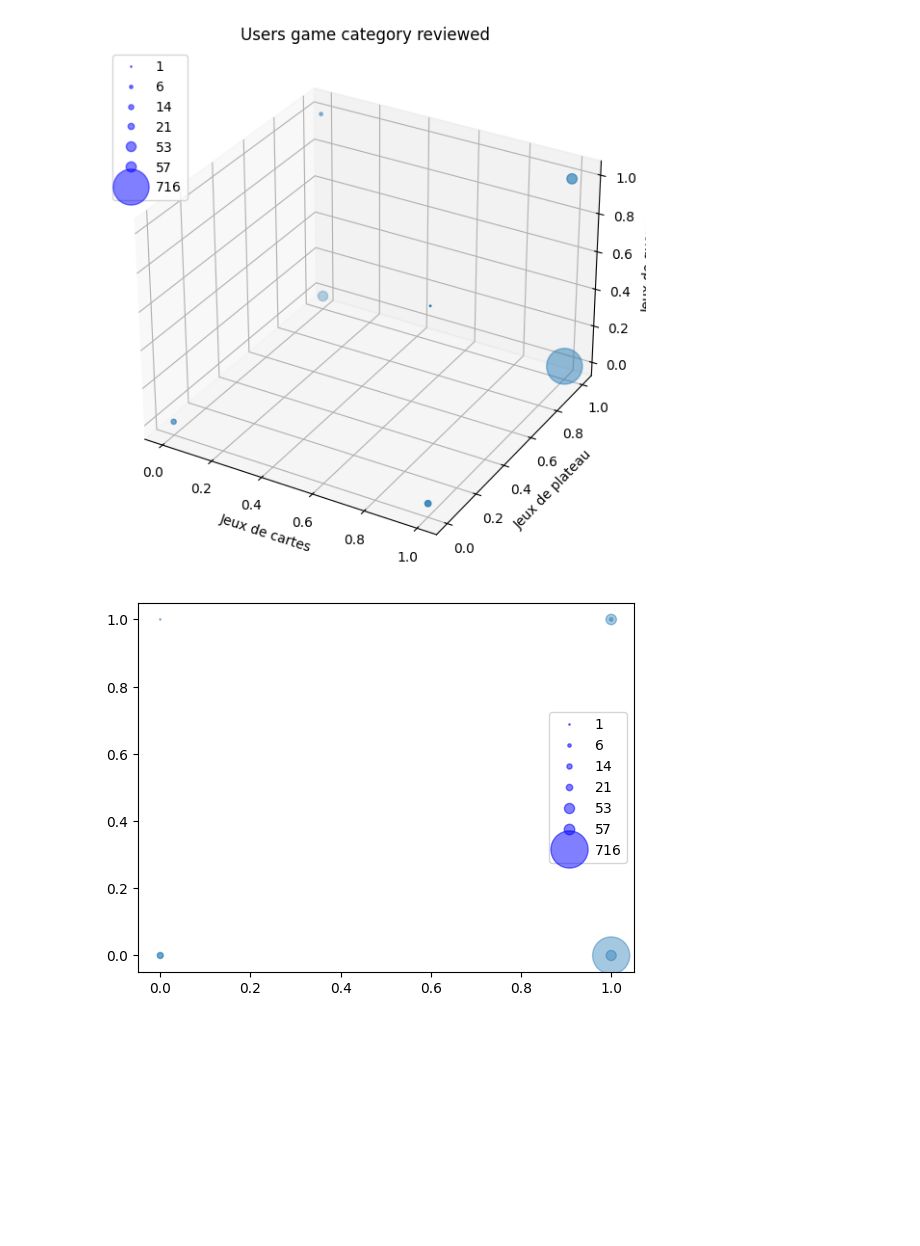
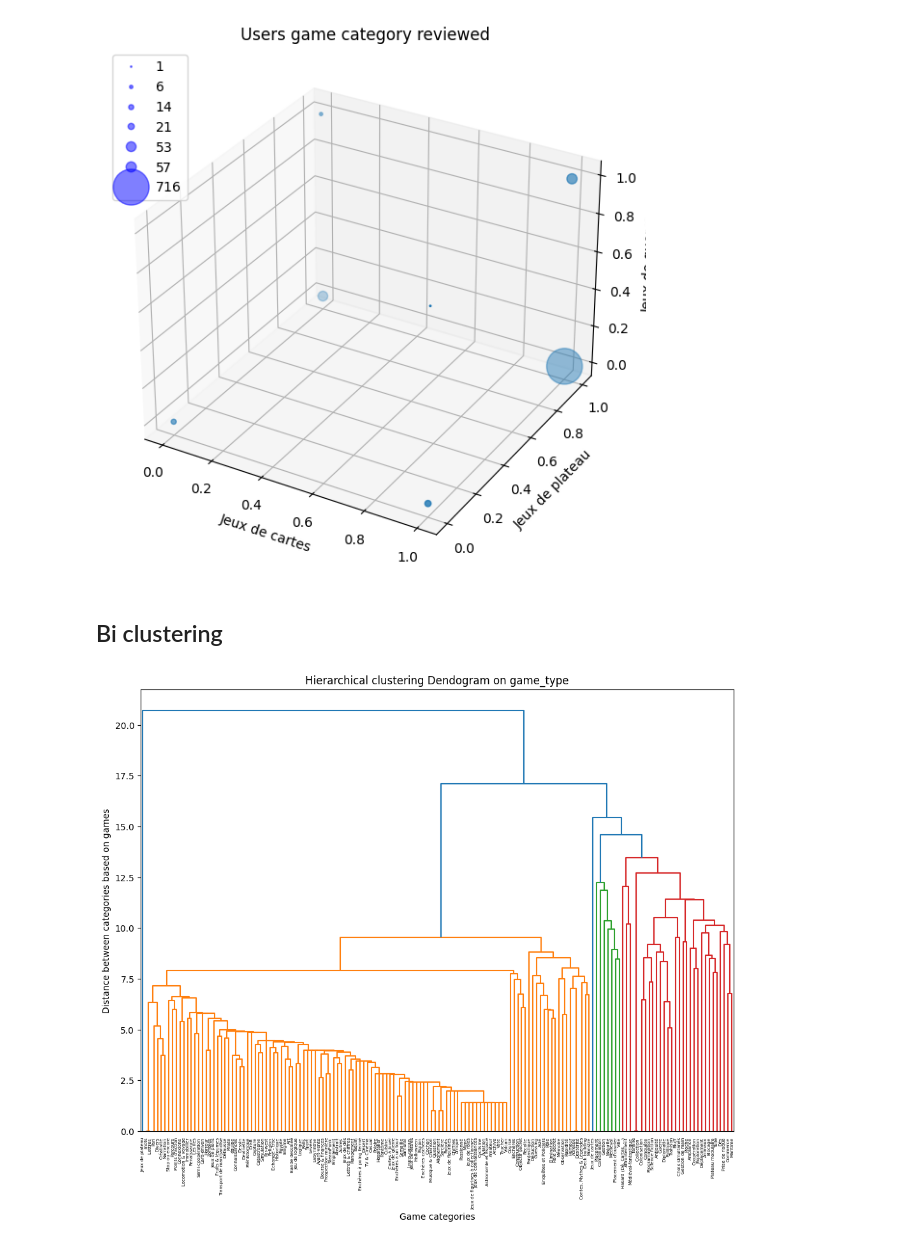
Before and after one commit to Franciline/Recommendation_system, a Jupyter notebook: pca_clustering.ipynb, the cells around one changed output. Drawn from its saved outputs; the diff is of its cells as text; code cells hidden in the pictures; blank space fills up the shorter version.

```diff
--- a/pca_clustering.ipynb
+++ b/pca_clustering.ipynb
@@ -432,17 +367,25 @@ ax.set_zlabel('Jeux de guerre')
 plt.show()
 # %% [output]
 [figure]
-# %%
-# visualisation in 2d using PCA
-
-plot = plt.scatter(cat_size["Jeux de plateau"], cat_size["Jeux de guerre"], s=cat_size["count"], alpha=0.4)
-plt.legend(*plot.legend_elements("sizes", alpha=0.5, c="blue"))
-plt.show()
-# %% [output]
-[figure, removed]
 # %%
 # verify the matrix is working okay
 # tmp2[tmp2["User id"] == 0]['Type'].unique().shape
 # np.unique([el for sub in avis_jeux[avis_jeux["User id"] == 0]["Type"].str.split(r'[|/]').tolist() for el in sub]).shape
 # user_type.loc[0].sum()
 # len(user_game_type[user_game_type["User id"] == 1]["Type"].unique())
+# %% [markdown]
+## Bi clustering
+# %%
+from scipy.cluster.hierarchy import linkage, dendrogram
+
+# check the different methods
+linkage_matrix=linkage(game_type.T,method='ward')
+
+plt.figure(figsize=(12,9))
+dendrogram(linkage_matrix, labels=game_type.head(200).columns, leaf_rotation=90, leaf_font_size=5)
+plt.title("Hierarchical clustering Dendogram on game_type")
+plt.xlabel('Game categories')
+plt.ylabel('Distance between categories based on games')
+plt.show()
+# %% [output]
+[figure, added]
```
Also changed, not shown: parts of 29 cells of this notebook, 1 other file.
